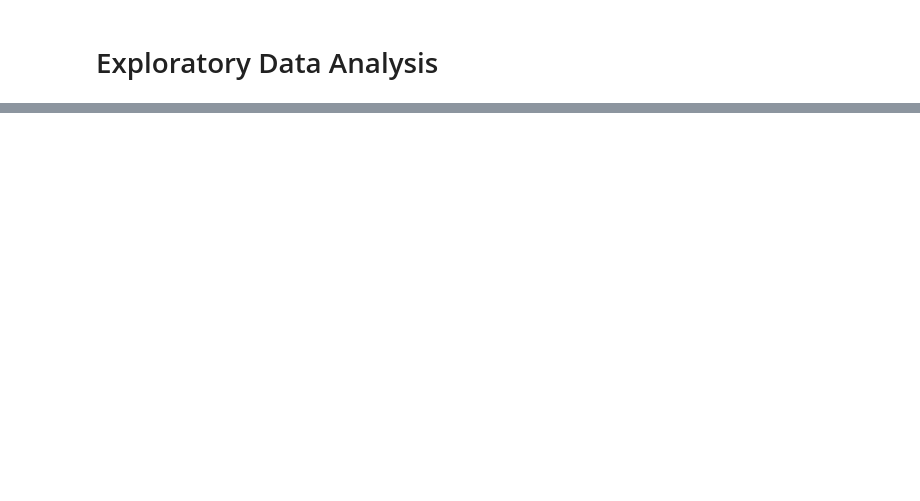
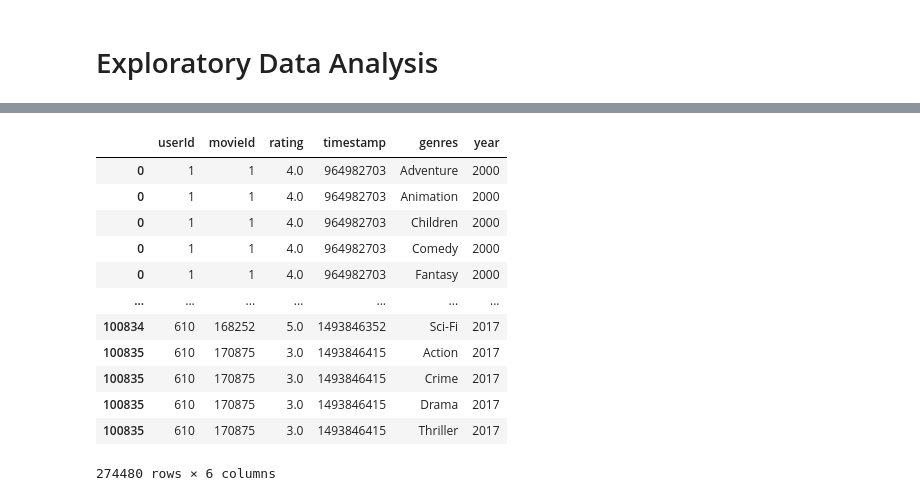
Before and after one commit to NeeteshDadwariya/recommendation-system, a Jupyter notebook: notebooks/eda.ipynb, the cells around one changed output, grey strips where cells are left out. Cells and saved outputs as stored; diff of their text form; code cells hidden in the pictures; blank space fills up the shorter version.

```diff
--- a/notebooks/eda.ipynb
+++ b/notebooks/eda.ipynb
@@ -61,0 +155,17 @@ movies_df.genres.str.get_dummies('|').sum().plot(kind='bar')
+# %%
+movie_ratings_genres_df['year'] = pd.to_datetime(movie_ratings_genres_df['timestamp'], unit='s').dt.year
+movie_ratings_genres_df
+# %% [output]
+|  | userId | movieId | rating | timestamp | genres | year |
+| 0 | 1 | 1 | 4.0 | 964982703 | Adventure | 2000 |
+| 0 | 1 | 1 | 4.0 | 964982703 | Animation | 2000 |
+| 0 | 1 | 1 | 4.0 | 964982703 | Children | 2000 |
+| 0 | 1 | 1 | 4.0 | 964982703 | Comedy | 2000 |
+| 0 | 1 | 1 | 4.0 | 964982703 | Fantasy | 2000 |
+| ... | ... | ... | ... | ... | ... | ... |
+| 100834 | 610 | 168252 | 5.0 | 1493846352 | Sci-Fi | 2017 |
+| 100835 | 610 | 170875 | 3.0 | 1493846415 | Action | 2017 |
+| 100835 | 610 | 170875 | 3.0 | 1493846415 | Crime | 2017 |
+| 100835 | 610 | 170875 | 3.0 | 1493846415 | Drama | 2017 |
+| 100835 | 610 | 170875 | 3.0 | 1493846415 | Thriller | 2017 |
+274480 rows × 6 columns
```
Also changed, not shown: parts of 22 cells of this notebook.
